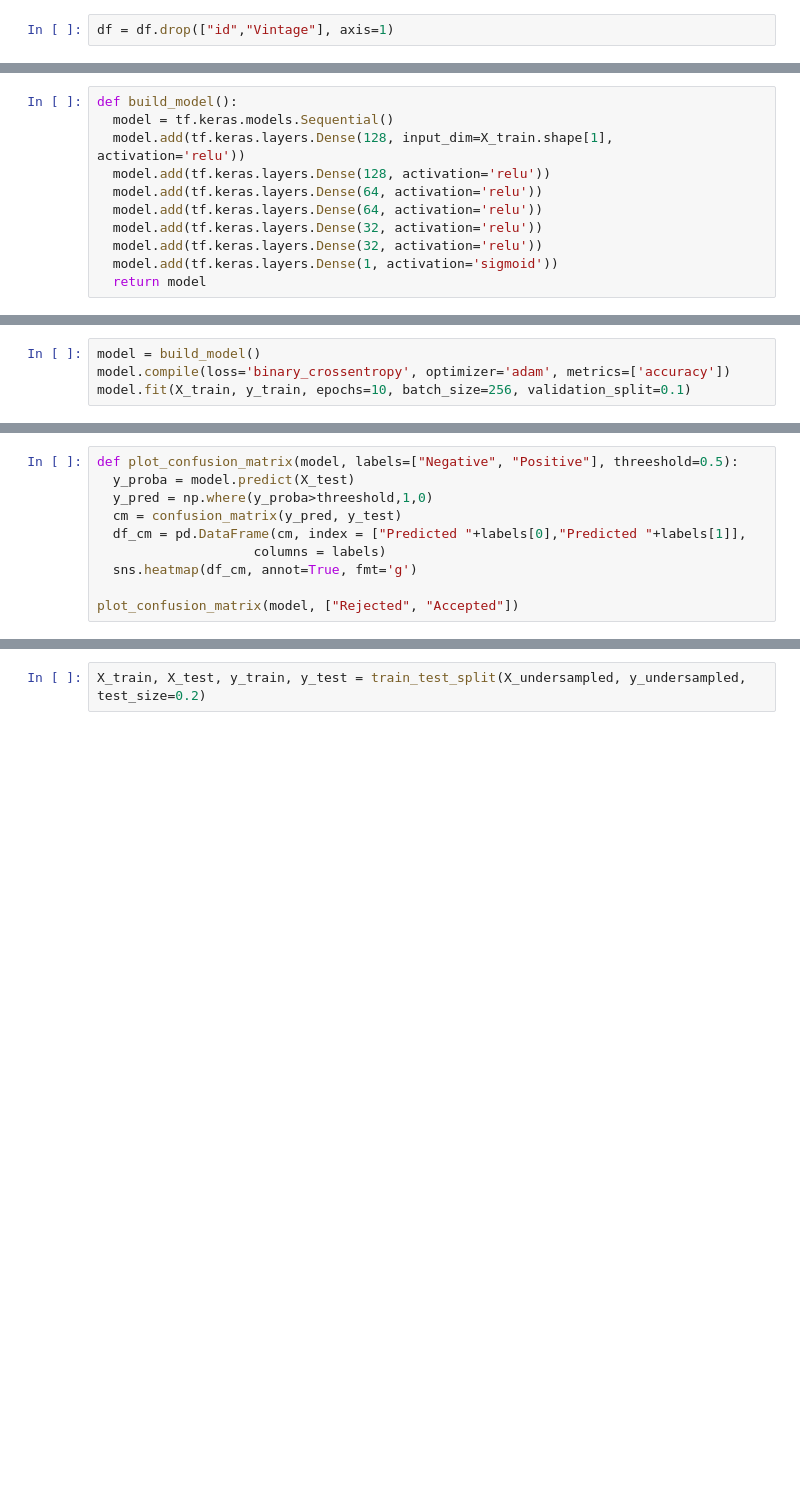
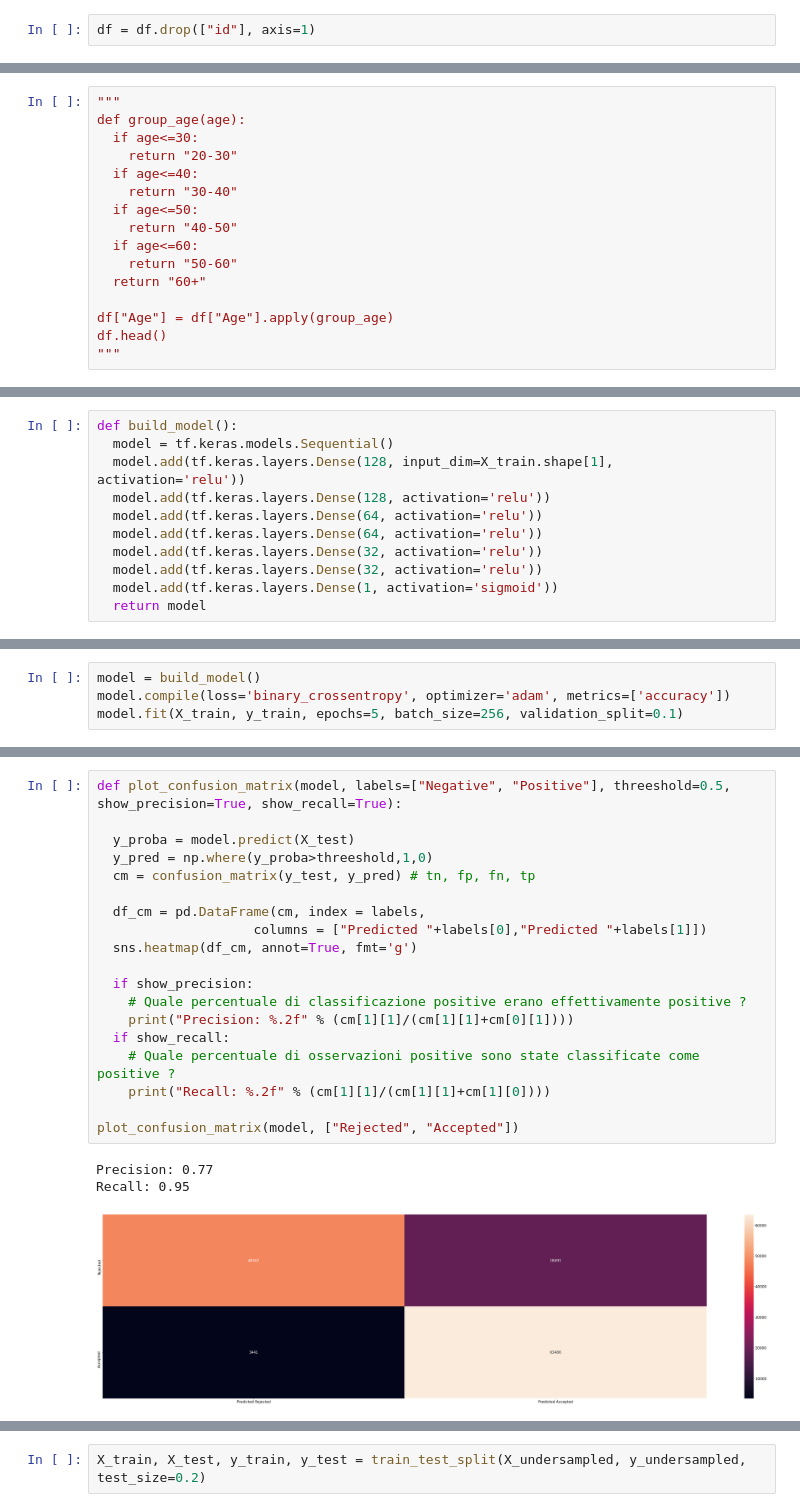
Before and after one commit to gfgullo/HealthInsuranceCrossSellPrediction, a Jupyter notebook: health_insurance_cross_sell_prediction.ipynb, the cells around one changed output, grey strips where cells are left out. Drawn from its saved outputs; the diff is of its cells as text; blank space fills up the shorter version.

```diff
--- a/health_insurance_cross_sell_prediction.ipynb
+++ b/health_insurance_cross_sell_prediction.ipynb
@@ -404,2 +400,2 @@ df_mic.head()
 # %%
-df = df.drop(["id","Vintage"], axis=1)
+df = df.drop(["id"], axis=1)
@@ -431,0 +456,16 @@ df.head()
+# %%
+"""
+def group_age(age):
+  if age<=30:
+    return "20-30"
+  if age<=40:
+    return "30-40"
+  if age<=50:
+    return "40-50"
+  if age<=60:
+    return "50-60"
+  return "60+"
+
+df["Age"] = df["Age"].apply(group_age)
+df.head()
+"""
@@ -482,4 +514,4 @@ def build_model():
 # %%
 model = build_model()
 model.compile(loss='binary_crossentropy', optimizer='adam', metrics=['accuracy'])
-model.fit(X_train, y_train, epochs=10, batch_size=256, validation_split=0.1)
+model.fit(X_train, y_train, epochs=5, batch_size=256, validation_split=0.1)
@@ -488,10 +537,23 @@ model.evaluate(X_test, y_test)
 # %%
-def plot_confusion_matrix(model, labels=["Negative", "Positive"], threeshold=0.5):
+def plot_confusion_matrix(model, labels=["Negative", "Positive"], threeshold=0.5, show_precision=True, show_recall=True):
+
   y_proba = model.predict(X_test)
   y_pred = np.where(y_proba>threeshold,1,0)
-  cm = confusion_matrix(y_pred, y_test)
-  df_cm = pd.DataFrame(cm, index = ["Predicted "+labels[0],"Predicted "+labels[1]],
-                    columns = labels)
+  cm = confusion_matrix(y_test, y_pred) # tn, fp, fn, tp
+
+  df_cm = pd.DataFrame(cm, index = labels,
+                    columns = ["Predicted "+labels[0],"Predicted "+labels[1]])
   sns.heatmap(df_cm, annot=True, fmt='g')
 
+  if show_precision:
+    # Quale percentuale di classificazione positive erano effettivamente positive ?
+    print("Precision: %.2f" % (cm[1][1]/(cm[1][1]+cm[0][1])))
+  if show_recall:
+    # Quale percentuale di osservazioni positive sono state classificate come positive ?
+    print("Recall: %.2f" % (cm[1][1]/(cm[1][1]+cm[1][0])))
+
 plot_confusion_matrix(model, ["Rejected", "Accepted"])
+# %% [output]
+Precision: 0.77
+Recall: 0.95
+[figure, added]
```
Also changed, not shown: parts of 87 cells of this notebook.
